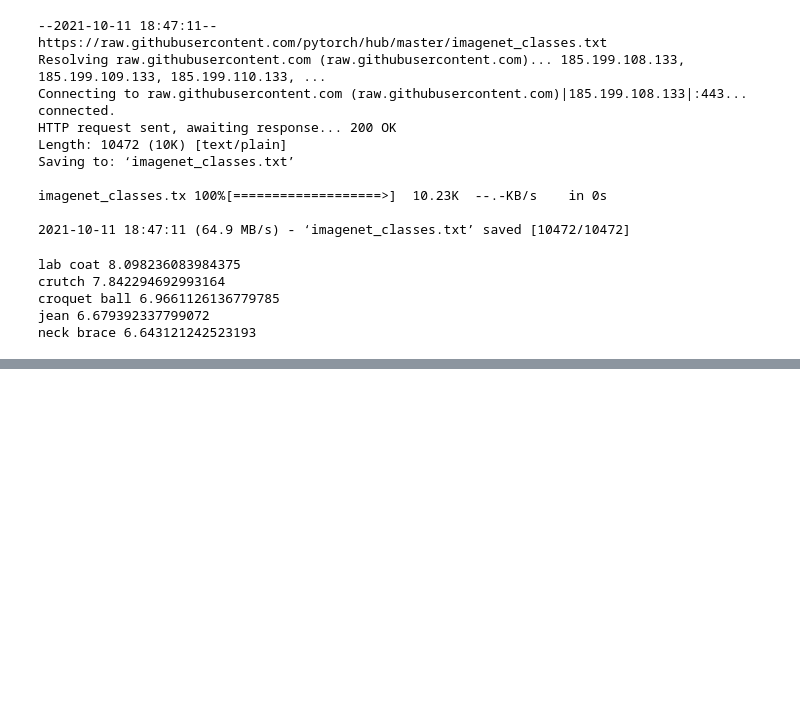
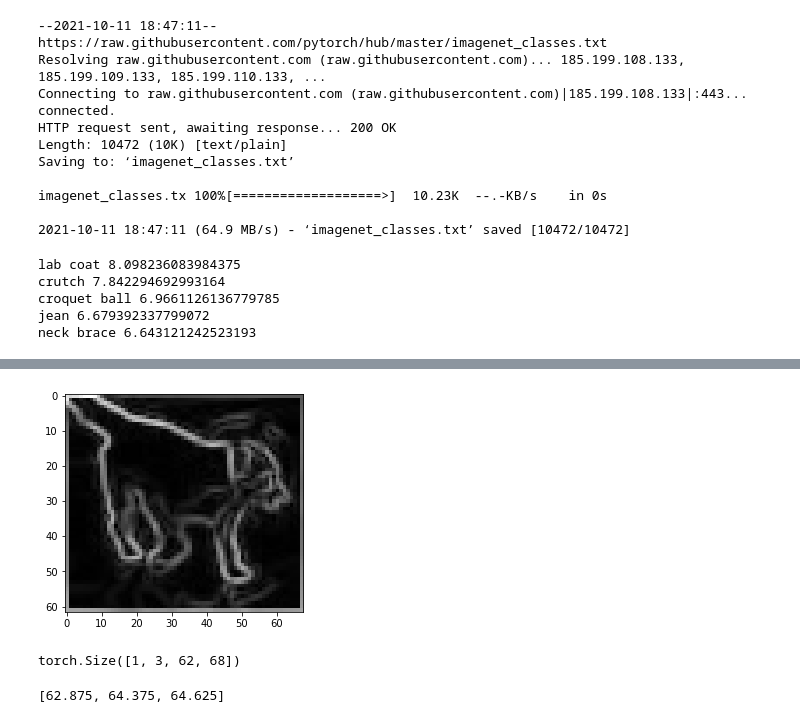
Before and after one commit to kirrya95/leaders2021, a Jupyter notebook: main_class_leaders2021.ipynb, the cells around one changed output, grey strips where cells are left out. Saved outputs shown, nothing was run; the diff lists cells and outputs as text; code cells hidden in the pictures; blank space fills up the shorter version.

```diff
--- a/main_class_leaders2021.ipynb
+++ b/main_class_leaders2021.ipynb
@@ -290,0 +375,41 @@ neck brace 6.643121242523193
+# %%
+def gradient_img(img):
+    img = img.squeeze(0)
+    ten=torch.unbind(img)
+    x=ten[0].unsqueeze(0).unsqueeze(0)
+
+    a=np.array([[1, 0, -1],[2,0,-2],[1,0,-1]])
+    conv1=torch.nn.Conv2d(1, 1, kernel_size=3, stride=1, padding=1, bias=False)
+    conv1.weight=torch.nn.Parameter(torch.from_numpy(a).float().unsqueeze(0).unsqueeze(0))
+    G_x=conv1(torch.autograd.Variable(x)).data.view(1,x.shape[2],x.shape[3])
+
+    b=np.array([[1, 2, 1],[0,0,0],[-1,-2,-1]])
+    conv2=torch.nn.Conv2d(1, 1, kernel_size=3, stride=1, padding=1, bias=False)
+    conv2.weight=torch.nn.Parameter(torch.from_numpy(b).float().unsqueeze(0).unsqueeze(0))
+    G_y=conv2(torch.autograd.Variable(x)).data.view(1,x.shape[2],x.shape[3])
+
+    G=torch.sqrt(torch.pow(G_x,2)+ torch.pow(G_y,2))
+    return G
+# %%
+plt.imshow(gradient_img(cropped_image)[0].detach().numpy() * 256, cmap='gray')
+plt.show()
+# %% [output]
+[figure, added]
+# %%
+cropped_image.shape
+# %% [output]
+torch.Size([1, 3, 62, 68])
+# %%
+def get_dog_color(image, THRESHOLD=1./8.):
+    h = int(THRESHOLD * image.shape[1])
+    w = int(THRESHOLD * image.shape[2])
+    cropped_image = torchvision.transforms.functional.crop(image,
+    image.shape[1] // 2 - h // 2, image.shape[2] // 2 - w // 2, h, w)
+    color = [0] * cropped_image.shape[0]
+    for channel in range(cropped_image.shape[0]):
+        color[channel] = cropped_image[channel].mean().item() * 256
+    return color
+
+get_dog_color(cropped_image[0])
+# %% [output]
+[62.875, 64.375, 64.625]
```
Also changed, not shown: parts of 16 cells of this notebook.
